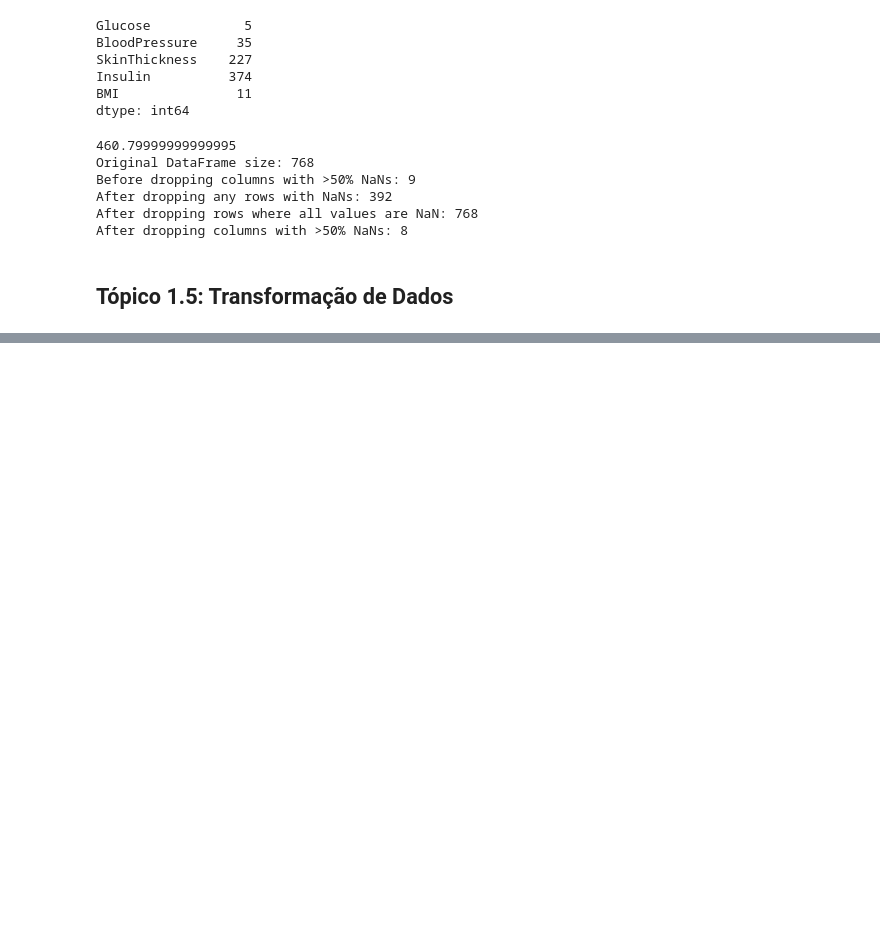
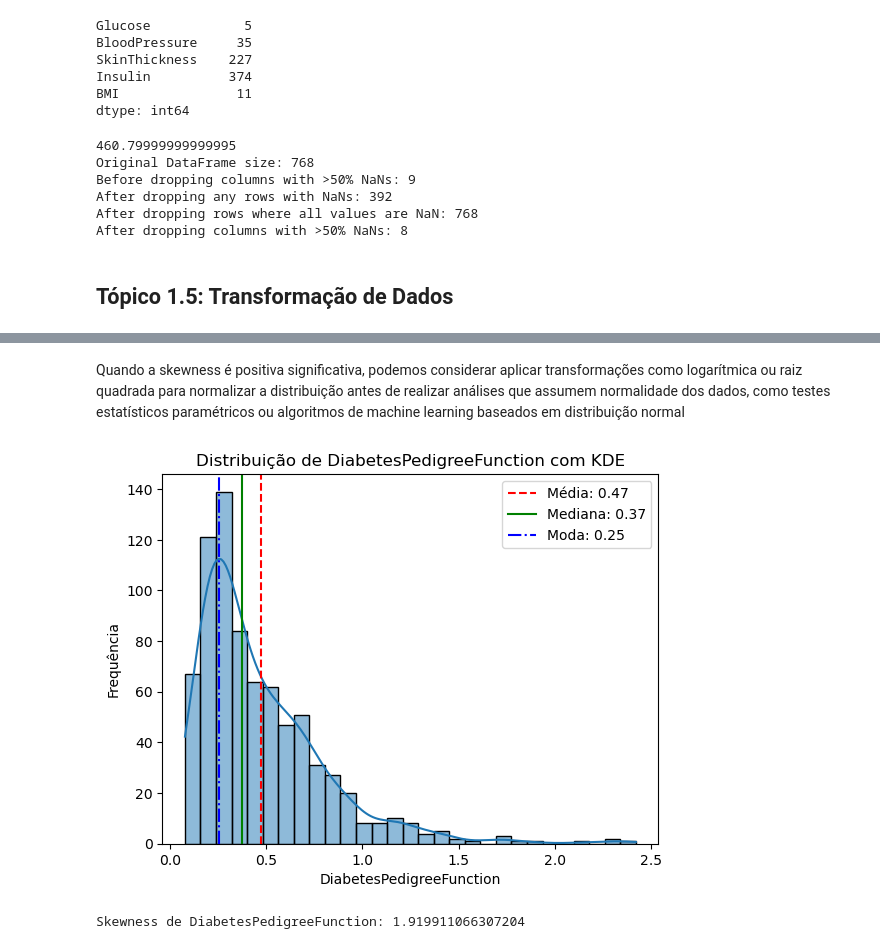
Before and after one commit to thalesvalente/teaching, a Jupyter notebook: data-mining-applied-to-engineering/1-lessons/material-pre-processamento.ipynb, the cells around one changed output, grey strips where cells are left out. Drawn from its saved outputs; the diff is of its cells as text; code cells hidden in the pictures; blank space fills up the shorter version.

```diff
--- a/data-mining-applied-to-engineering/1-lessons/material-pre-processamento.ipynb
+++ b/data-mining-applied-to-engineering/1-lessons/material-pre-processamento.ipynb
@@ -1257,0 +1477,32 @@ After dropping columns with >50% NaNs: 8
+# %% [markdown]
+Quando a skewness é positiva significativa, podemos considerar aplicar transformações como logarítmica ou raiz quadrada para normalizar a distribuição antes de realizar análises que assumem normalidade dos dados, como testes estatísticos paramétricos ou algoritmos de machine learning baseados em distribuição normal
+# %%
+import seaborn as sns
+import matplotlib.pyplot as plt
+import numpy as np
+
+# Seleciona a característica
+feature = columns[6]  # Certifique-se que 'columns' está definido corretamente
+
+# Cálculos
+skewness = df[feature].skew()
+mean = df[feature].mean()
+median = df[feature].median()
+mode = df[feature].mode().values[0]  # Pega a primeira moda
+
+# Plot
+sns.histplot(df[feature].dropna(), kde=True)
+plt.axvline(mean, color='r', linestyle='--', label=f'Média: {mean:.2f}')
+plt.axvline(median, color='g', linestyle='-', label=f'Mediana: {median:.2f}')
+plt.axvline(mode, color='b', linestyle='-.', label=f'Moda: {mode:.2f}')
+plt.legend()
+plt.title(f'Distribuição de {feature} com KDE')
+plt.xlabel(feature)
+plt.ylabel('Frequência')
+plt.show()
+
+# Imprime a assimetria
+print(f"Skewness de {feature}:", skewness)
+# %% [output]
+[figure, added]
+Skewness de DiabetesPedigreeFunction: 1.919911066307204
```
Also changed, not shown: parts of 36 cells of this notebook.
